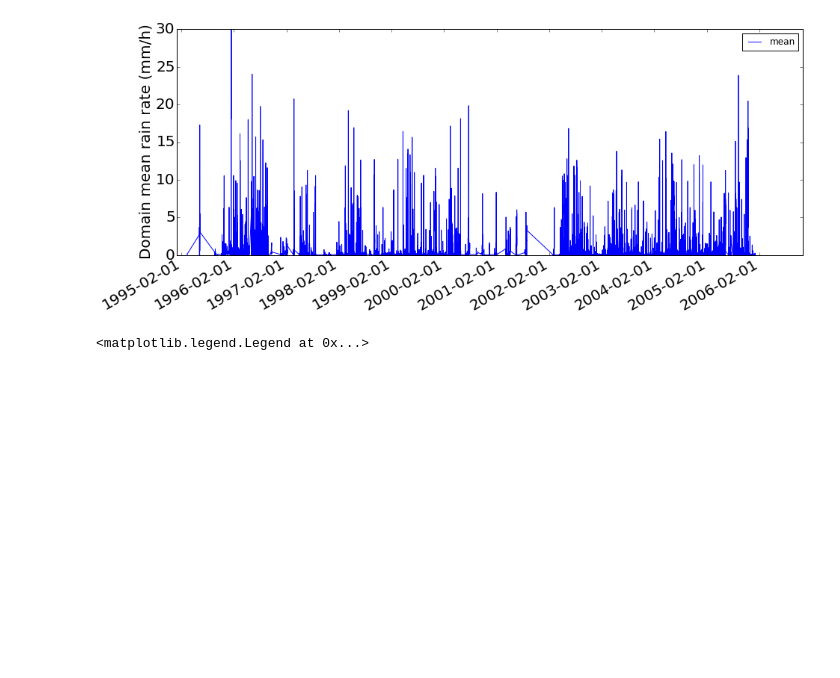
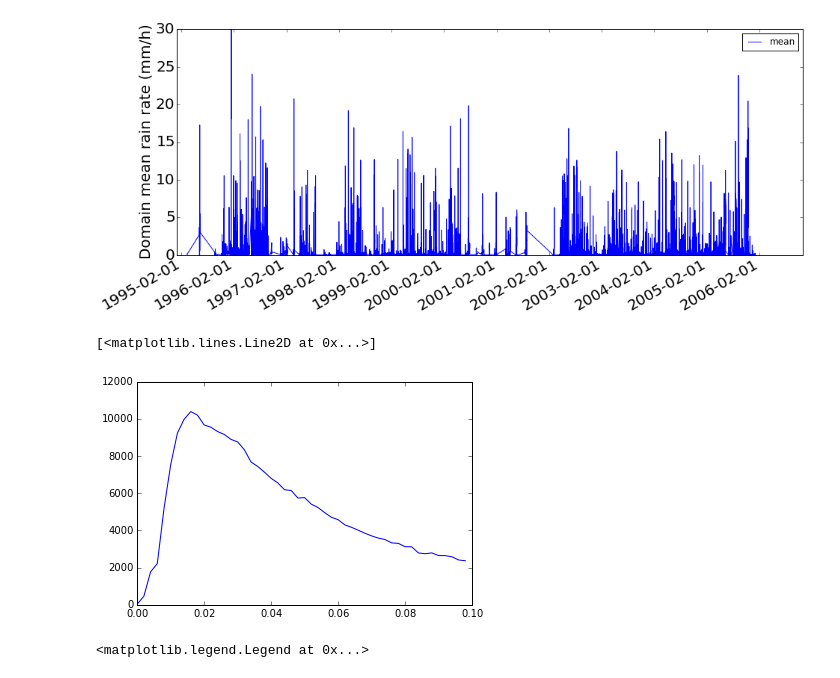
Before and after one commit to scollis/EGU16, a Jupyter notebook: notebooks/oklahoma_radar_analysis.ipynb, the cells around one changed output. Saved outputs shown, nothing was run; the diff lists cells and outputs as text; code cells hidden in the pictures; blank space fills up the shorter version.

```diff
--- a/notebooks/oklahoma_radar_analysis.ipynb
+++ b/notebooks/oklahoma_radar_analysis.ipynb
@@ -92,6 +93,13 @@ ax.xaxis.set_tick_params(labelsize=20)
 ax.yaxis.set_tick_params(labelsize=20)
 # %% [output]
 [figure]
+# %%
+
+all_hist = np.histogram(mean_rf, bins=50, range = [0,0.1])
+plt.plot(all_hist[1][0:-1], all_hist[0] )
+# %% [output]
+[<matplotlib.lines.Line2D at 0x...>]
+[figure, added]
 # %%
 fig = plt.figure(figsize = [15,8])
 plt.plot(mdates.date2num(datetimes), mean_rf, 'b.', label = 'mean')
```
Also changed, not shown: parts of 5 cells of this notebook, 1 other file.
